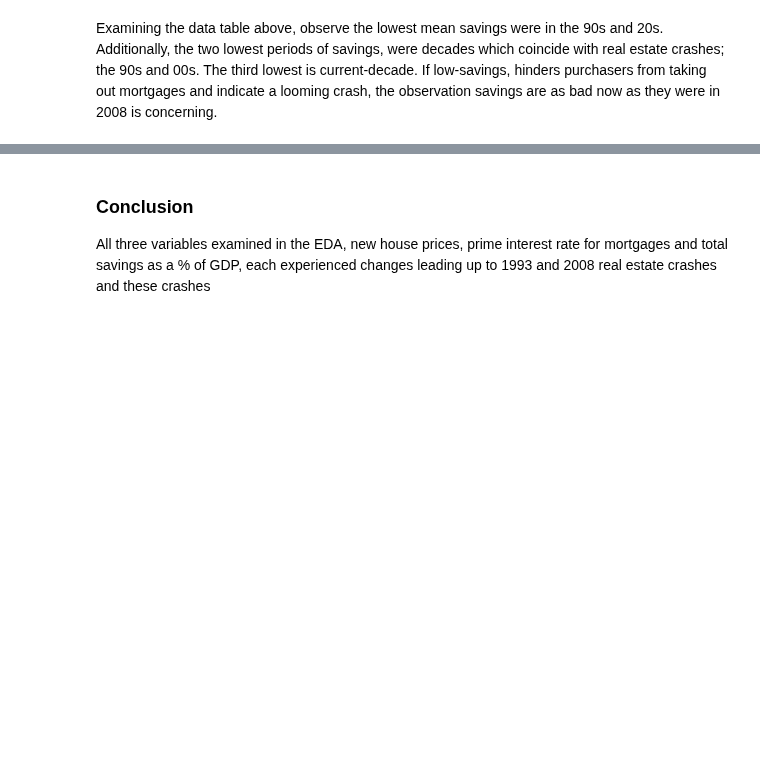
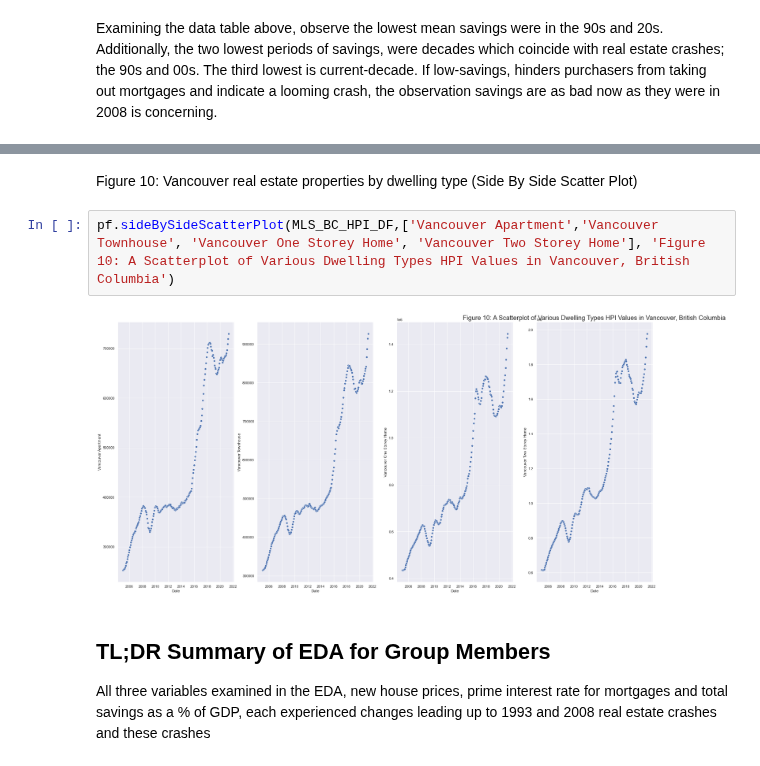
Before and after one commit to data301-2021-summer2/group-11-project, a Jupyter notebook: analysis/WesleyBurchnall/milestone2.ipynb, the cells around one changed output, grey strips where cells are left out. Cells and saved outputs as stored; diff of their text form; blank space fills up the shorter version.

```diff
--- a/analysis/WesleyBurchnall/milestone2.ipynb
+++ b/analysis/WesleyBurchnall/milestone2.ipynb
@@ -102,4 +181,10 @@ Examining the data table above, observe the lowest mean savings were in the 90s
+# %% [markdown]
+Figure 10: Vancouver real estate properties by dwelling type (Side By Side Scatter Plot)
+# %%
+pf.sideBySideScatterPlot(MLS_BC_HPI_DF,['Vancouver Apartment','Vancouver Townhouse', 'Vancouver One Storey Home', 'Vancouver Two Storey Home'], 'Figure 10: A Scatterplot of Various Dwelling Types HPI Values in Vancouver, British Columbia')
+# %% [output]
+[figure, added]
 # %% [markdown]
-### Conclusion
+## TL;DR Summary of EDA for Group Members
 
 All three variables examined in the EDA, new house prices, prime interest rate for mortgages and total savings as a % of GDP, each experienced changes leading up to 1993 and 2008 real estate crashes and these crashes
```
Also changed, not shown: parts of 15 cells of this notebook, 4 other files.
